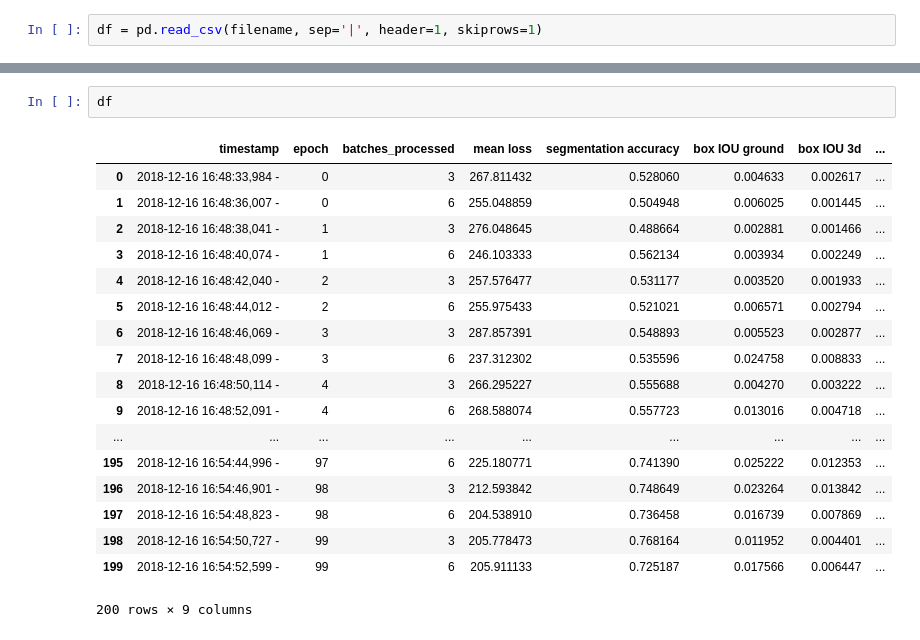
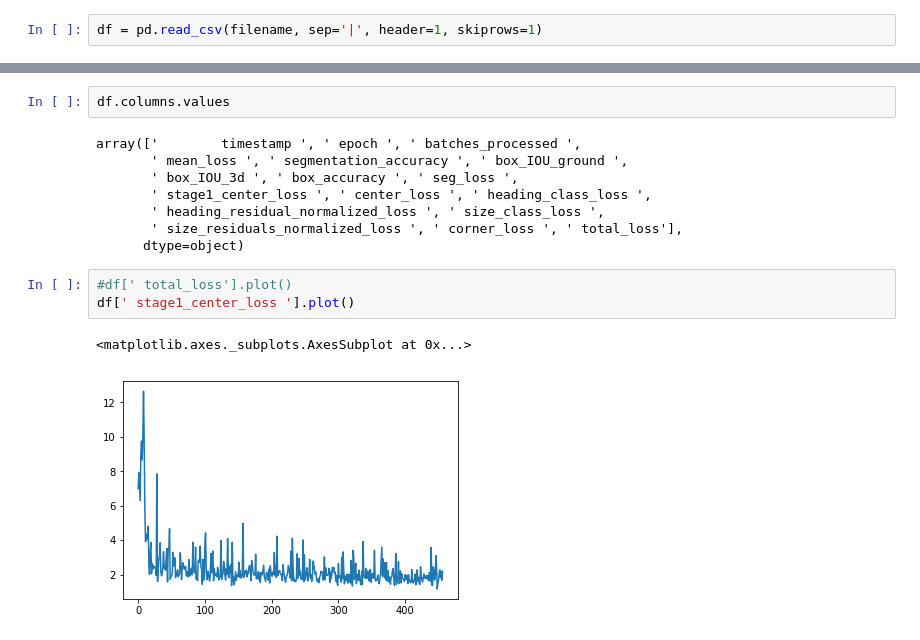
Before and after one commit to aelskhawy/own_adl4cv, a Jupyter notebook: read_logs.ipynb, the cells around one changed output, grey strips where cells are left out. Cells and saved outputs as stored; diff of their text form.

```diff
--- a/read_logs.ipynb
+++ b/read_logs.ipynb
@@ -10,22 +44,17 @@ df = pd.read_csv(filename, sep='|', header=1, skiprows=1)
 # %%
-df
+df.columns.values
 # %% [output]
-|  | timestamp | epoch | batches_processed | mean loss | segmentation accuracy | box IOU ground | box IOU 3d | ... |
-| 0 | 2018-12-16 16:48:33,984 - | 0 | 3 | 267.811432 | 0.528060 | 0.004633 | 0.002617 | ... |
-| 1 | 2018-12-16 16:48:36,007 - | 0 | 6 | 255.048859 | 0.504948 | 0.006025 | 0.001445 | ... |
-| 2 | 2018-12-16 16:48:38,041 - | 1 | 3 | 276.048645 | 0.488664 | 0.002881 | 0.001466 | ... |
-| 3 | 2018-12-16 16:48:40,074 - | 1 | 6 | 246.103333 | 0.562134 | 0.003934 | 0.002249 | ... |
-| 4 | 2018-12-16 16:48:42,040 - | 2 | 3 | 257.576477 | 0.531177 | 0.003520 | 0.001933 | ... |
-| 5 | 2018-12-16 16:48:44,012 - | 2 | 6 | 255.975433 | 0.521021 | 0.006571 | 0.002794 | ... |
-| 6 | 2018-12-16 16:48:46,069 - | 3 | 3 | 287.857391 | 0.548893 | 0.005523 | 0.002877 | ... |
-| 7 | 2018-12-16 16:48:48,099 - | 3 | 6 | 237.312302 | 0.535596 | 0.024758 | 0.008833 | ... |
-| 8 | 2018-12-16 16:48:50,114 - | 4 | 3 | 266.295227 | 0.555688 | 0.004270 | 0.003222 | ... |
-| 9 | 2018-12-16 16:48:52,091 - | 4 | 6 | 268.588074 | 0.557723 | 0.013016 | 0.004718 | ... |
-| ... | ... | ... | ... | ... | ... | ... | ... | ... |
-| 195 | 2018-12-16 16:54:44,996 - | 97 | 6 | 225.180771 | 0.741390 | 0.025222 | 0.012353 | ... |
-| 196 | 2018-12-16 16:54:46,901 - | 98 | 3 | 212.593842 | 0.748649 | 0.023264 | 0.013842 | ... |
-| 197 | 2018-12-16 16:54:48,823 - | 98 | 6 | 204.538910 | 0.736458 | 0.016739 | 0.007869 | ... |
-| 198 | 2018-12-16 16:54:50,727 - | 99 | 3 | 205.778473 | 0.768164 | 0.011952 | 0.004401 | ... |
-| 199 | 2018-12-16 16:54:52,599 - | 99 | 6 | 205.911133 | 0.725187 | 0.017566 | 0.006447 | ... |
-200 rows × 9 columns
+array(['        timestamp ', ' epoch ', ' batches_processed ',
+       ' mean_loss ', ' segmentation_accuracy ', ' box_IOU_ground ',
+       ' box_IOU_3d ', ' box_accuracy ', ' seg_loss ',
+       ' stage1_center_loss ', ' center_loss ', ' heading_class_loss ',
+       ' heading_residual_normalized_loss ', ' size_class_loss ',
+       ' size_residuals_normalized_loss ', ' corner_loss ', ' total_loss'],
+      dtype=object)
+# %%
+#df[' total_loss'].plot()
+df[' stage1_center_loss '].plot()
+# %% [output]
+<matplotlib.axes._subplots.AxesSubplot at 0x...>
+[figure, added]
 # %%
```
Also changed, not shown: parts of 21 cells of this notebook, 11 other files.
